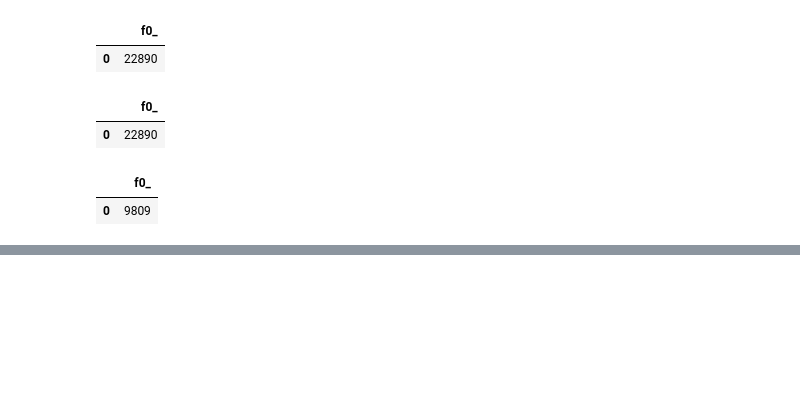
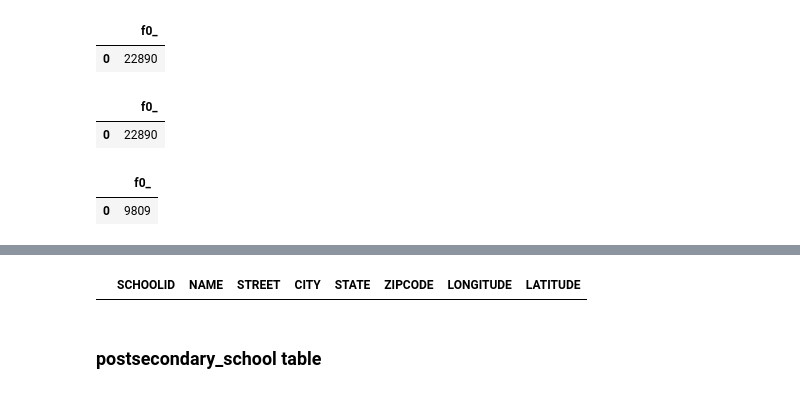
Before and after one commit to xindixu/US-demographic-analysis, a Jupyter notebook: secondary-data/edge_1718_modeled.ipynb, the cells around one changed output, grey strips where cells are left out. Drawn from its saved outputs; the diff is of its cells as text; code cells hidden in the pictures; blank space fills up the shorter version.

```diff
--- a/secondary-data/edge_1718_modeled.ipynb
+++ b/secondary-data/edge_1718_modeled.ipynb
@@ -185,0 +304,8 @@ from edge_1718_modeled.private_school
+# %%
+%%bigquery
+select * from edge_1718_modeled.public_school_Beam_DF
+where LENGTH(ZIPCODE) > 5
+# %% [output]
+|  | SCHOOLID | NAME | STREET | CITY | STATE | ZIPCODE | LONGITUDE | LATITUDE |
+# %% [markdown]
+### postsecondary_school table
```
Also changed, not shown: parts of 32 cells of this notebook, 10 other files.
